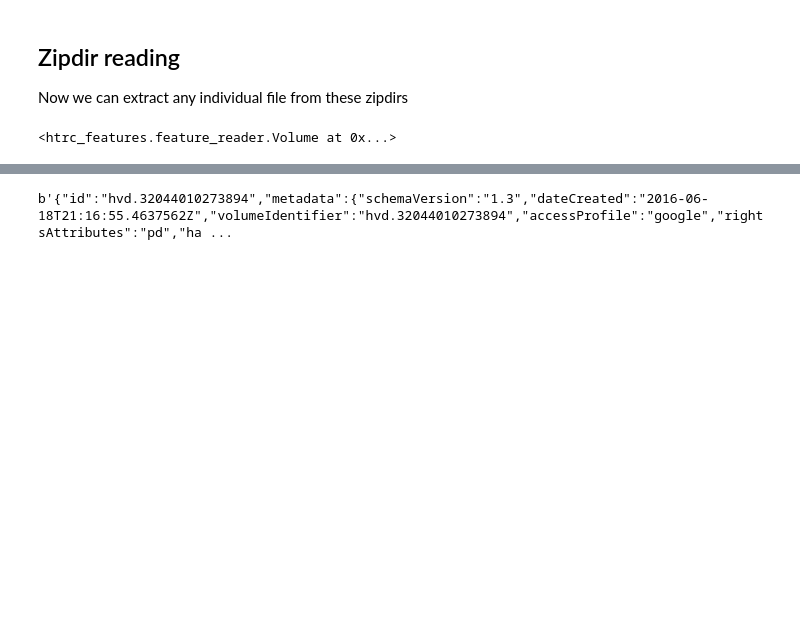
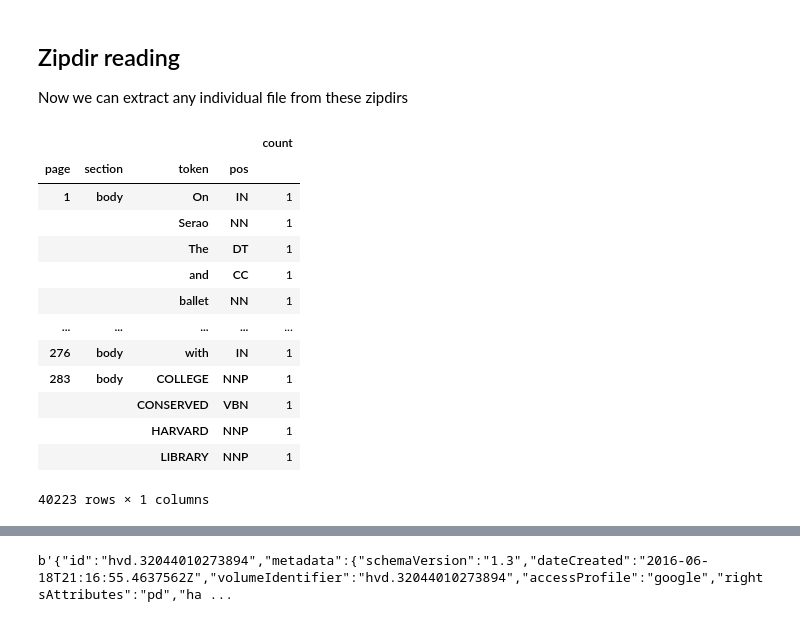
Before and after one commit to htrc/htrc-feature-reader, a Jupyter notebook: examples/Accessing volumes by ids.ipynb, the cells around one changed output, grey strips where cells are left out. Cells and saved outputs as stored; diff of their text form; code cells hidden in the pictures; blank space fills up the shorter version.

```diff
--- a/examples/Accessing volumes by ids.ipynb
+++ b/examples/Accessing volumes by ids.ipynb
@@ -117,10 +106,14 @@ remote_handler._make_tokencount_df().head(5)
 
 When working with millions of files, some systems start to run out of inodes. Here, we build a storage using the 'ziptreeresolver' method, which assigns each file to one of 4096 zip files based on its name. Here, I'll create one in a tmpdir first. This, as a file writing operation, is a little more complicated than the above.
 # %%
-sample_dir = tempfile.TemporaryDirectory()
-zipdir = sample_dir.name
+sample_dir = Path(tempfile.tempdir, "test_zipdir")
+import shutil
+if sample_dir.exists():
+    shutil.rmtree(sample_dir)
+Path.mkdir(sample_dir)
+zipdir_1 = str(sample_dir)
 
-zipholder = resolvers.ZiptreeResolver(zipdir, format = "json", compression = "bz2")
+zipholder = resolvers.ZiptreeResolver(zipdir_1, format = "json", compression = "bz2")
 # %% [markdown]
 Now we'll go through the PZ-volumes folder and, for every volume,
 
@@ -172,6 +158,19 @@ This new tmpdir is filled with zipfiles. There are 4096 names, built from the fi
 
 Now we can extract any individual file from these zipdirs
 # %%
-Volume("hvd.32044010273894", format = "json", compression = "bz2", id_resolver = "ziptree", dir = zipdir)
+Volume("hvd.32044010273894", format = "json", compression = "bz2", id_resolver = "ziptree", dir = zipdir_1).tokenlist()
 # %% [output]
+|  |  |  |  | count |
+| page | section | token | pos |  |
+| 1 | body | On | IN | 1 |
+|  |  | Serao | NN | 1 |
+|  |  | The | DT | 1 |
+|  |  | and | CC | 1 |
+|  |  | ballet | NN | 1 |
+| ... | ... | ... | ... | ... |
+| 276 | body | with | IN | 1 |
+| 283 | body | COLLEGE | NNP | 1 |
+|  |  | CONSERVED | VBN | 1 |
+|  |  | HARVARD | NNP | 1 |
+|  |  | LIBRARY | NNP | 1 |
-<htrc_features.feature_reader.Volume at 0x...>
+40223 rows × 1 columns
```
Also changed, not shown: parts of 32 cells of this notebook, 6 other files.
